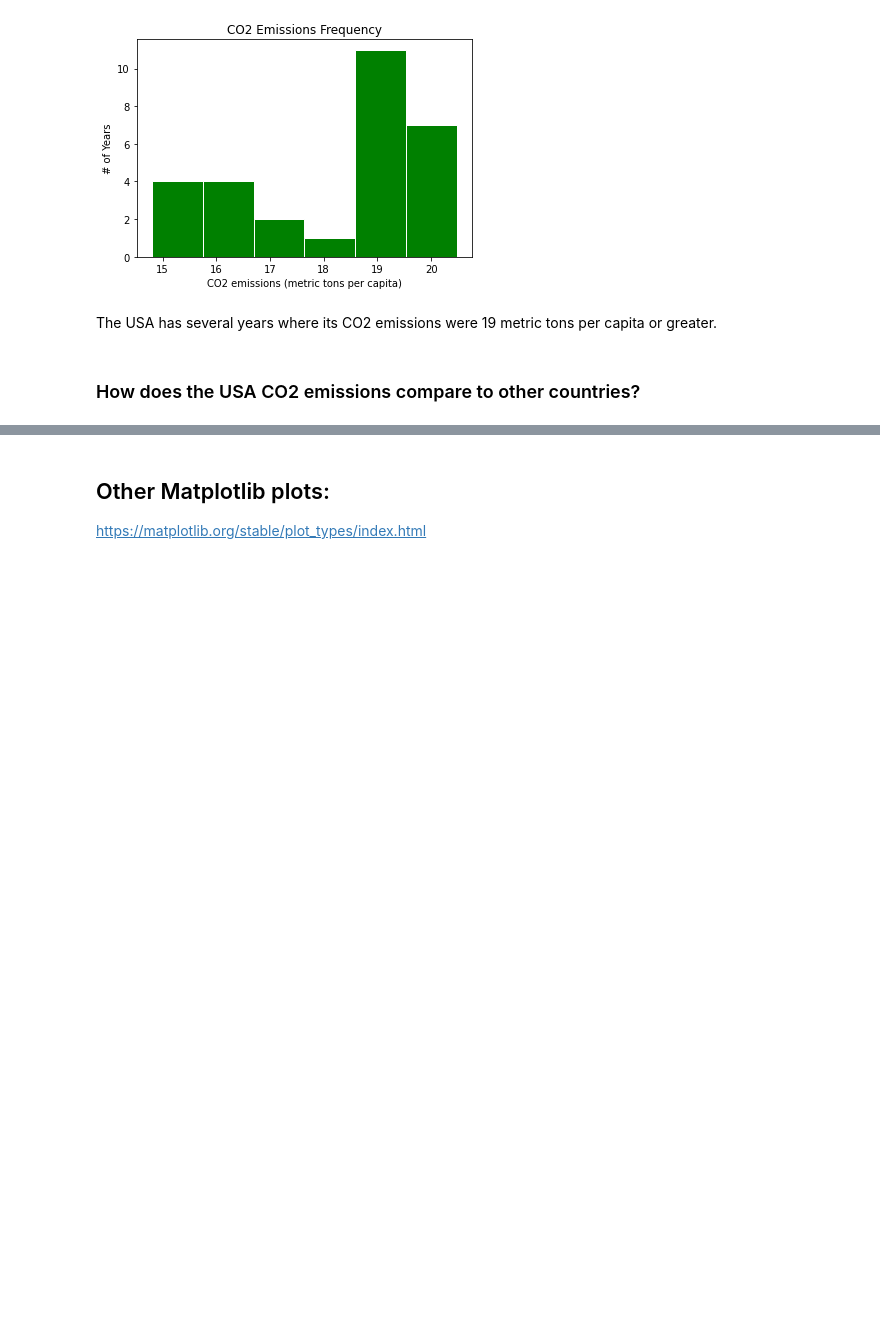
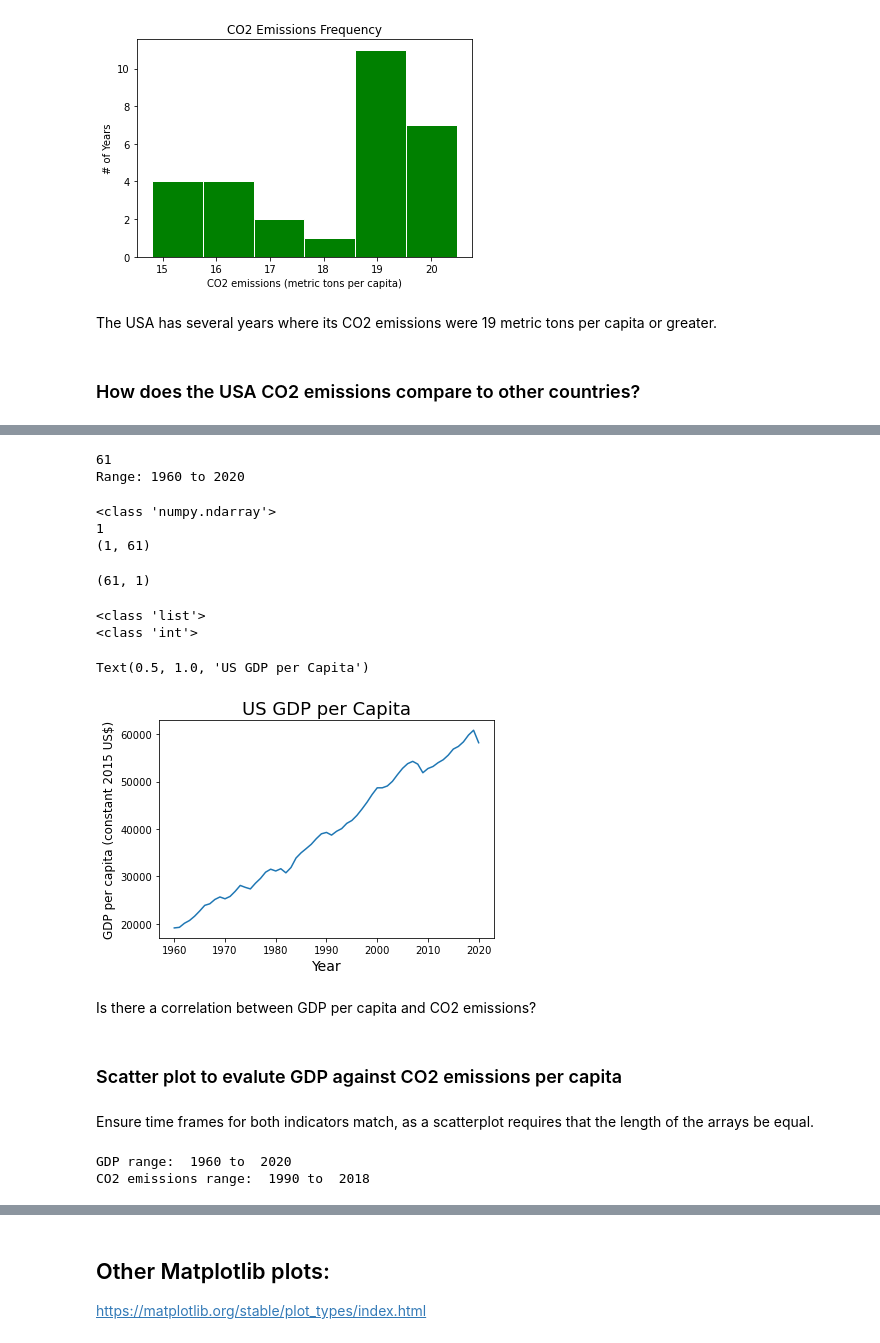
Before and after one commit to mannyjrod/ANA500, a Jupyter notebook: May_2022/Intro_Matplotlib.ipynb, the cells around one changed output, grey strips where cells are left out. Drawn from its saved outputs; the diff is of its cells as text; code cells hidden in the pictures; blank space fills up the shorter version.

```diff
--- a/May_2022/Intro_Matplotlib.ipynb
+++ b/May_2022/Intro_Matplotlib.ipynb
@@ -274,0 +508,61 @@ The USA has several years where its CO2 emissions were 19 metric tons per capita
+# %%
+# Line plot
+
+# Get the years
+gdp_years = gdp_stage.columns[4:].tolist()
+print(len(gdp_years))
+
+# Range:
+print("Range:", min(gdp_years), "to", max(gdp_years))
+# %% [output]
+61
+Range: 1960 to 2020
+# %%
+# Get the GDP values
+gdp = gdp_stage[gdp_years].values # Use the years list to slice into the DataFrame, by using the values method, the output
+# of the expression will be a Numpy array
+
+print(type(gdp))
+print(len(gdp))
+print(gdp.shape)
+# %% [output]
+<class 'numpy.ndarray'>
+1
+(1, 61)
+# %%
+# To plot, both x and y must have the same first dimension, therefore gdp should be transposed
+gdp = gdp.T
+print(gdp.shape)
+# %% [output]
+(61, 1)
+# %%
+# Convert gdp years list to an integer list
+gdp_years = [int(gdp_years) for gdp_years in gdp_years] # Need some clarification with this expression
+# %%
+print(type(gdp_years))
+print(type(gdp_years[0]))
+#gdp_years
+# %% [output]
+<class 'list'>
+<class 'int'>
+# %%
+plt.plot(gdp_years,gdp)
+
+plt.xlabel('Year', fontsize=14)
+plt.ylabel(gdp_stage['Indicator Name'].iloc[0], fontsize=12)
+plt.title('US GDP per Capita', fontsize=18)
+# %% [output]
+Text(0.5, 1.0, 'US GDP per Capita')
+[figure, added]
+# %% [markdown]
+Is there a correlation between GDP per capita and CO2 emissions?
+# %% [markdown]
+### Scatter plot to evalute GDP against CO2 emissions per capita
+# %% [markdown]
+Ensure time frames for both indicators match, as a scatterplot requires that the length of the arrays be equal.
+# %%
+print("GDP range: ", min(gdp_years), "to ", max(gdp_years))
+print("CO2 emissions range: ", min(years), "to ", max(years))
+# %% [output]
+GDP range:  1960 to  2020
+CO2 emissions range:  1990 to  2018
```
Also changed, not shown: parts of 31 cells of this notebook.
